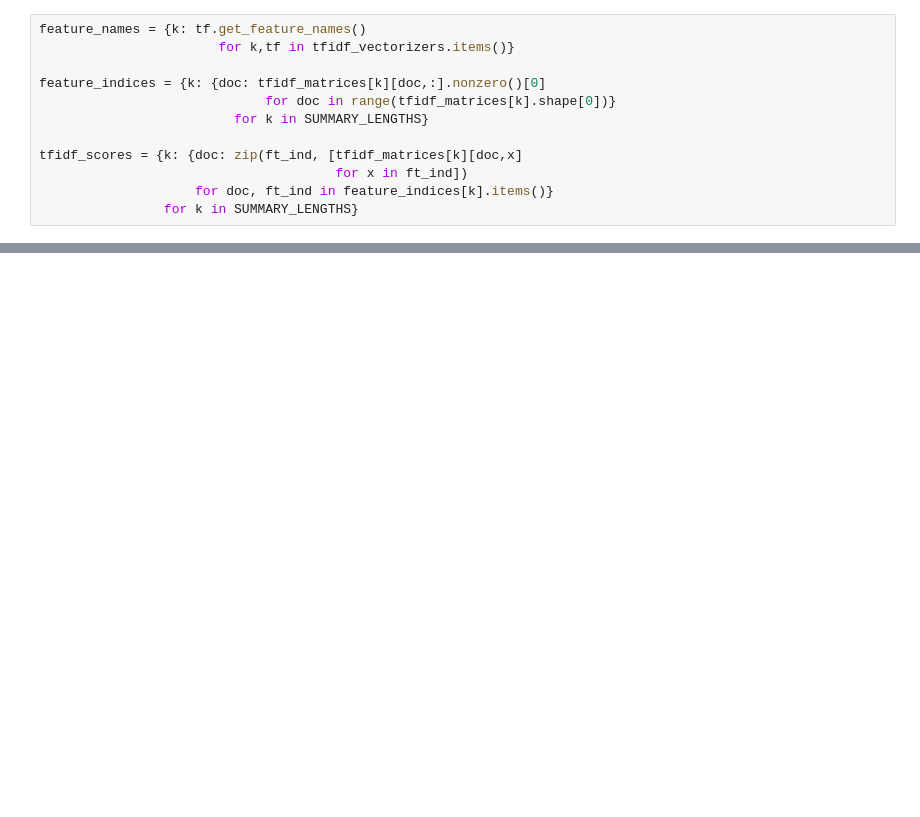
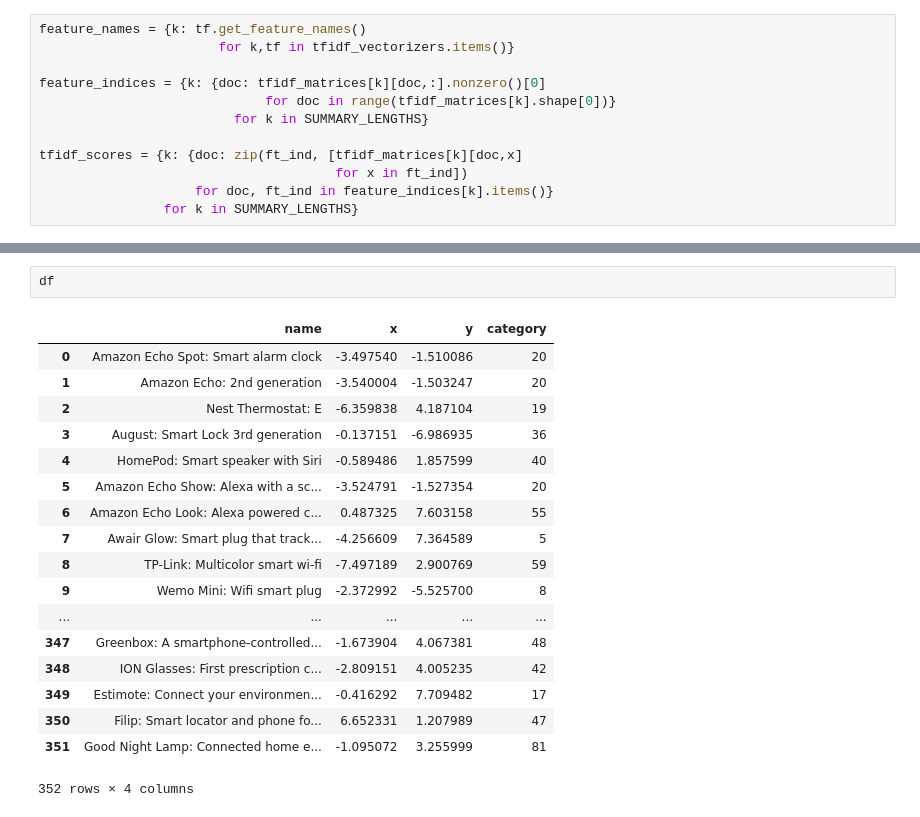
Before and after one commit to ballardt/iot-tc, a Jupyter notebook: IoTList.ipynb, the cells around one changed output, grey strips where cells are left out. Cells and saved outputs as stored; diff of their text form; blank space fills up the shorter version.

```diff
--- a/IoTList.ipynb
+++ b/IoTList.ipynb
@@ -307,0 +343,21 @@ Greenbox:  A smartphone-controlled watering system for your yard
+# %%
+df
+# %% [output]
+|  | name | x | y | category |
+| 0 | Amazon Echo Spot: Smart alarm clock | -3.497540 | -1.510086 | 20 |
+| 1 | Amazon Echo: 2nd generation | -3.540004 | -1.503247 | 20 |
+| 2 | Nest Thermostat: E | -6.359838 | 4.187104 | 19 |
+| 3 | August: Smart Lock 3rd generation | -0.137151 | -6.986935 | 36 |
+| 4 | HomePod: Smart speaker with Siri | -0.589486 | 1.857599 | 40 |
+| 5 | Amazon Echo Show: Alexa with a sc... | -3.524791 | -1.527354 | 20 |
+| 6 | Amazon Echo Look: Alexa powered c... | 0.487325 | 7.603158 | 55 |
+| 7 | Awair Glow: Smart plug that track... | -4.256609 | 7.364589 | 5 |
+| 8 | TP-Link: Multicolor smart wi-fi | -7.497189 | 2.900769 | 59 |
+| 9 | Wemo Mini: Wifi smart plug | -2.372992 | -5.525700 | 8 |
+| ... | ... | ... | ... | ... |
+| 347 | Greenbox: A smartphone-controlled... | -1.673904 | 4.067381 | 48 |
+| 348 | ION Glasses: First prescription c... | -2.809151 | 4.005235 | 42 |
+| 349 | Estimote: Connect your environmen... | -0.416292 | 7.709482 | 17 |
+| 350 | Filip: Smart locator and phone fo... | 6.652331 | 1.207989 | 47 |
+| 351 | Good Night Lamp: Connected home e... | -1.095072 | 3.255999 | 81 |
+352 rows × 4 columns
```
Also changed, not shown: parts of 10 cells of this notebook, 7 other files.
